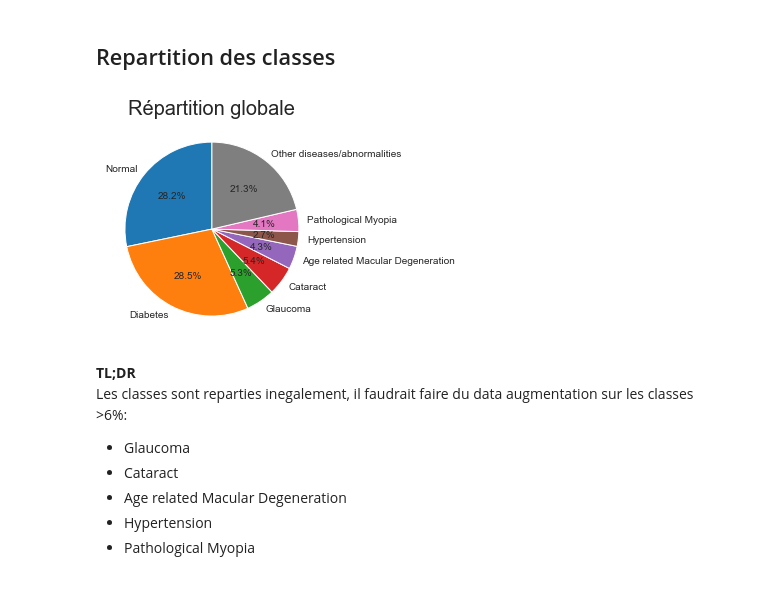
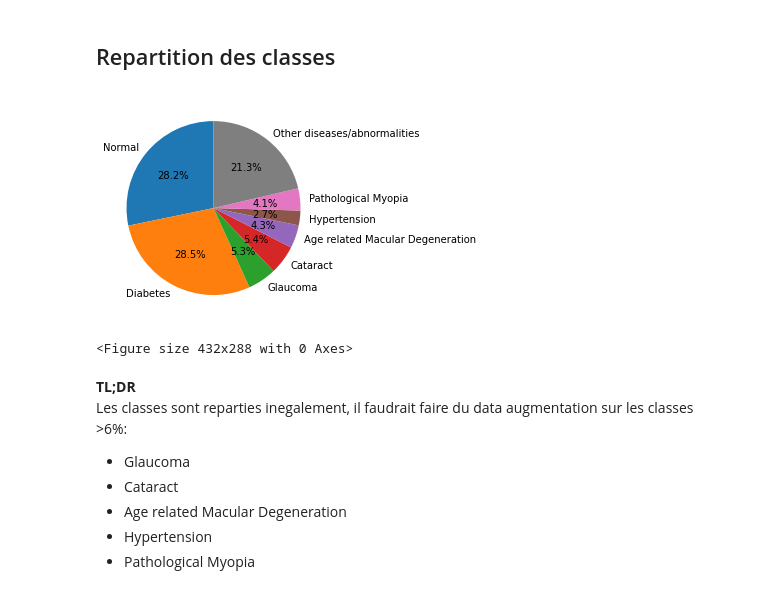
Before and after one commit to adblackx/ODR, a Jupyter notebook: visualisation/.~Visualisation.ipynb, the cells around one changed output. Saved outputs shown, nothing was run; the diff lists cells and outputs as text; code cells hidden in the pictures.

Commit message:
Added report images + code to generate them

```diff
--- a/visualisation/.~Visualisation.ipynb
+++ b/visualisation/.~Visualisation.ipynb
@@ -121,19 +168,21 @@ array([[<AxesSubplot:title={'center':'ID'}>,
 # %%
 def visualisation_globale_classes (data,X,Y):
     #dataset= pd.read_csv(data)
     classes = main_df.iloc[:, X:Y]
     totals = classes.sum()
 
     full_labels = ['Normal', 'Diabetes', 'Glaucoma', 'Cataract', 'Age related Macular Degeneration',
               'Hypertension', 'Pathological Myopia', 'Other diseases/abnormalities']
 
     plt.pie(totals, labels=full_labels, autopct='%1.1f%%', startangle=90)
-    plt.title('Répartition globale').set_fontsize(20)
+    #plt.title('Répartition globale').set_fontsize(20)
     plt.show()
+    plt.savefig("presentation_images/repartition_labels.jpg")
 
 visualisation_globale_classes(DATA_PATH,7,15)
 # %% [output]
-[figure, old version]
+[figure, new version]
+<Figure size 432x288 with 0 Axes>
 # %% [markdown]
 <b>TL;DR</b><br>
 Les classes sont reparties inegalement, il faudrait faire du data augmentation sur les classes  >6%:
```
Also changed, not shown: parts of 5 cells of this notebook, 6 other files.
